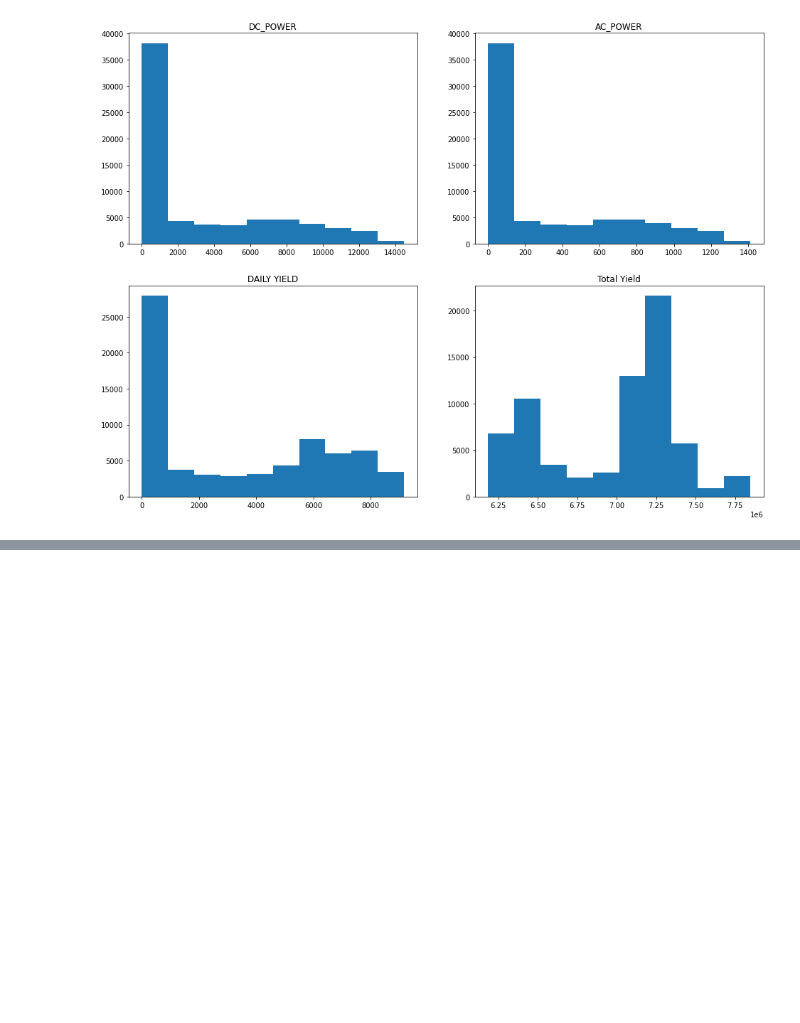
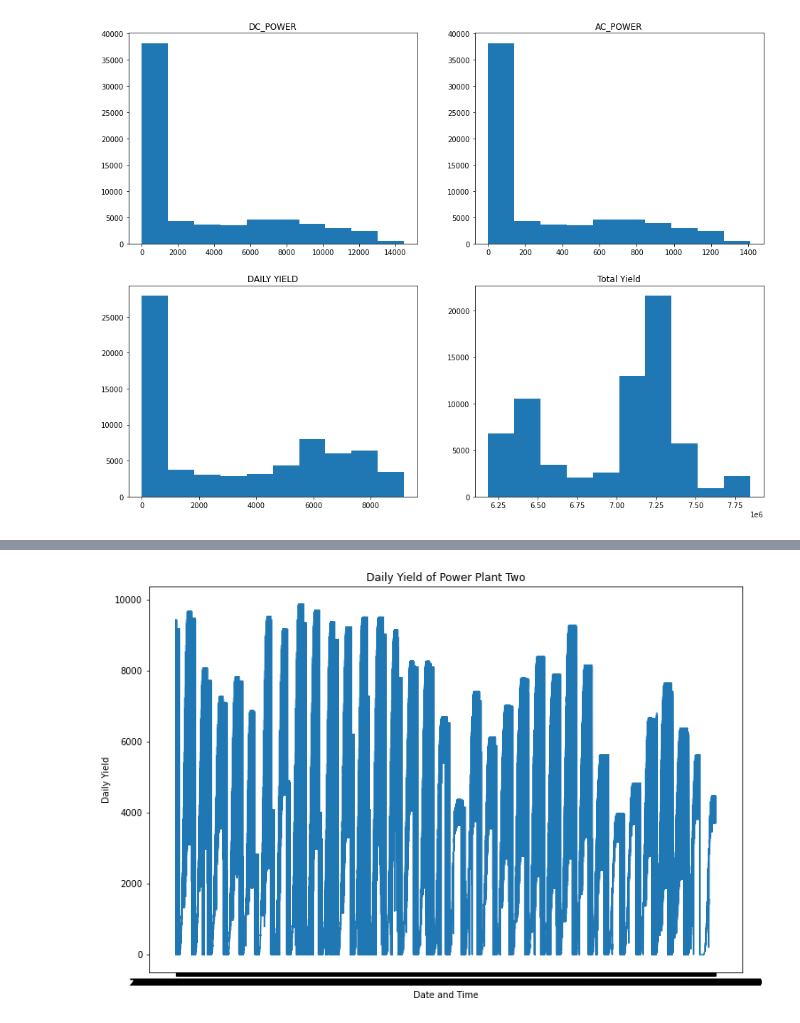
Before and after one commit to LucasMazza42/Energy-Analytics, a Jupyter notebook: SolarModeling.ipynb, the cells around one changed output, grey strips where cells are left out. Drawn from its saved outputs; the diff is of its cells as text; code cells hidden in the pictures; blank space fills up the shorter version.

Commit message:
solar energy analysis additions power plant 2

```diff
--- a/SolarModeling.ipynb
+++ b/SolarModeling.ipynb
@@ -76,0 +81,2 @@ Text(0.5, 1.0, 'Total Yield')
+# %%
+powerPlantTwo = pd.read_csv('SolarData/Plant_2_Generation_Data.csv')
@@ -76,0 +110,9 @@ Text(0.5, 1.0, 'Total Yield')
+# %%
+plt.figure(figsize=(12, 8))
+plt.plot(powerPlantTwo['DATE_TIME'], powerPlantTwo['DAILY_YIELD'])
+plt.xlabel('Date and Time')
+plt.ylabel('Daily Yield')
+plt.title('Daily Yield of Power Plant Two')
+plt.show()
+# %% [output]
+[figure, added]
```
Also changed, not shown: parts of 6 cells of this notebook.
